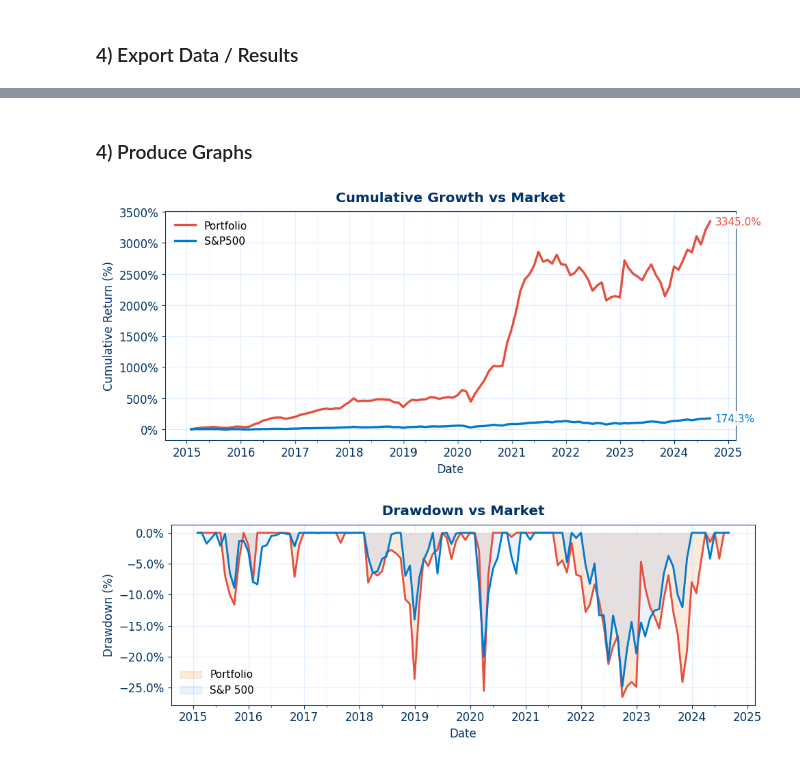
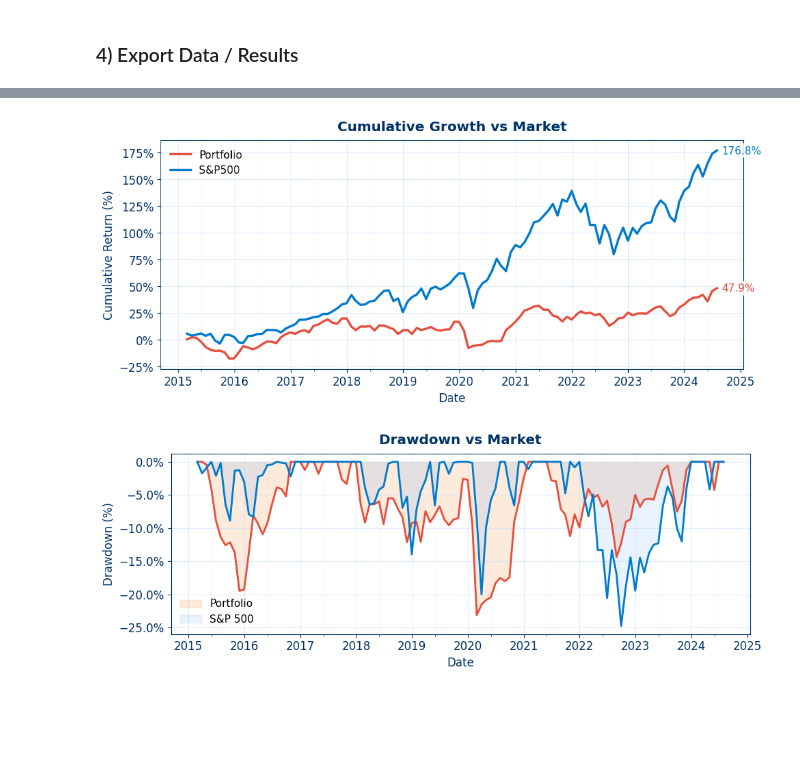
Before and after one commit to ErikHunter04/website, a Jupyter notebook: Evaluate.ipynb, the cells around one changed output, grey strips where cells are left out. Saved outputs shown, nothing was run; the diff lists cells and outputs as text; code cells hidden in the pictures; blank space fills up the shorter version.

```diff
--- a/Evaluate.ipynb
+++ b/Evaluate.ipynb
@@ -563,2 +659,0 @@ stats_dict
-# %% [markdown]
-### 4) Produce Graphs
@@ -730,22 +659,0 @@ def plot_drawdown_pretty(
-# %%
-# 1) Portfolio monthly returns (PeriodIndex 'M')
-m = monthly_return(portfolio_df)
-r_pf = pd.Series(
-    pd.to_numeric(m["pf_monthly_ret"], errors="coerce").values,
-    index=pd.PeriodIndex(m["year_month"], freq="M"),
-).dropna().sort_index()
-
-# 2) Market monthly returns
-MKT_CSV = DATA_DIR / "mkt_ind.csv"  # expects columns: year, month, rf, ret
-r_mkt = load_market_returns(MKT_CSV)
-
-# 3) Pretty plots
-plot_cumulative_pretty(r_pf, r_mkt, title="Cumulative Growth vs Market")
-plot_drawdown_pretty(r_pf, r_mkt, title="Drawdown vs Market")
-
-# Save high-DPI images for slides:
-#plot_cumulative_pretty(r_pf, r_mkt, title="Portfolio vs S&P500", save_path="cum_indexed.png")
-#plot_drawdown_pretty(r_pf, r_mkt, title="Drawdown vs S&P500", save_path="drawdown.png")
-# %% [output]
-[figure, removed]
-[figure, removed]
@@ -751,0 +848,22 @@ plot_drawdown_pretty(r_pf, r_mkt, title="Drawdown vs Market")
+# %%
+m = load_prtf_ret(norm=False)
+r_pf = pd.Series(
+    pd.to_numeric(m["pf_monthly_ret"], errors="coerce").values,
+    index=pd.PeriodIndex(m["year_month"], freq="M"),
+).dropna().sort_index()
+
+r_mkt = load_mkt_ret(
+    ticker="^GSPC",
+    start_date="2014-01-01",
+    end_date="2024-12-31"
+)
+
+plot_cumulative_pretty(r_pf, r_mkt, title="Cumulative Growth vs Market")
+plot_drawdown_pretty(r_pf, r_mkt, title="Drawdown vs Market")
+
+# Save high-DPI images for slides:
+#plot_cumulative_pretty(r_pf, r_mkt, title="Portfolio vs S&P500", save_path="cum_indexed.png")
+#plot_drawdown_pretty(r_pf, r_mkt, title="Drawdown vs S&P500", save_path="drawdown.png")
+# %% [output]
+[figure, added]
+[figure, added]
```
Also changed, not shown: parts of 15 cells of this notebook.
